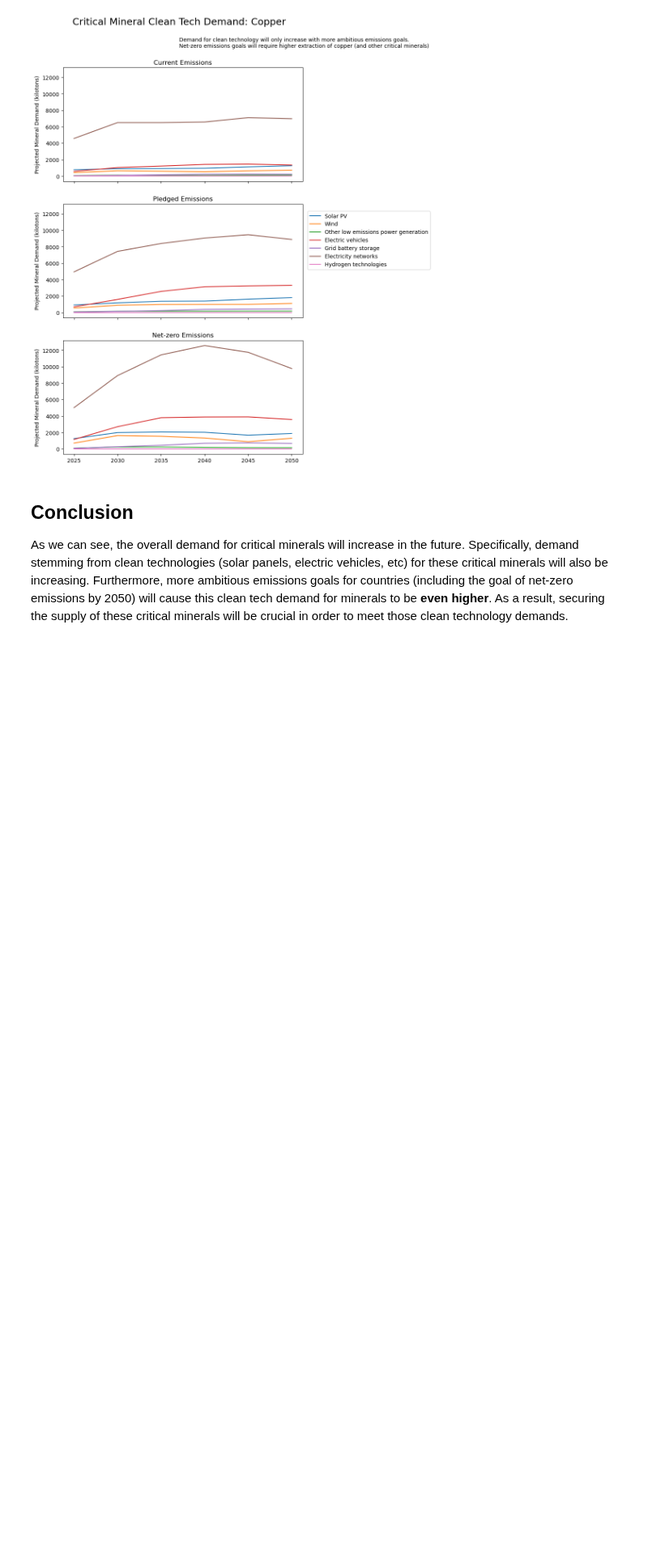
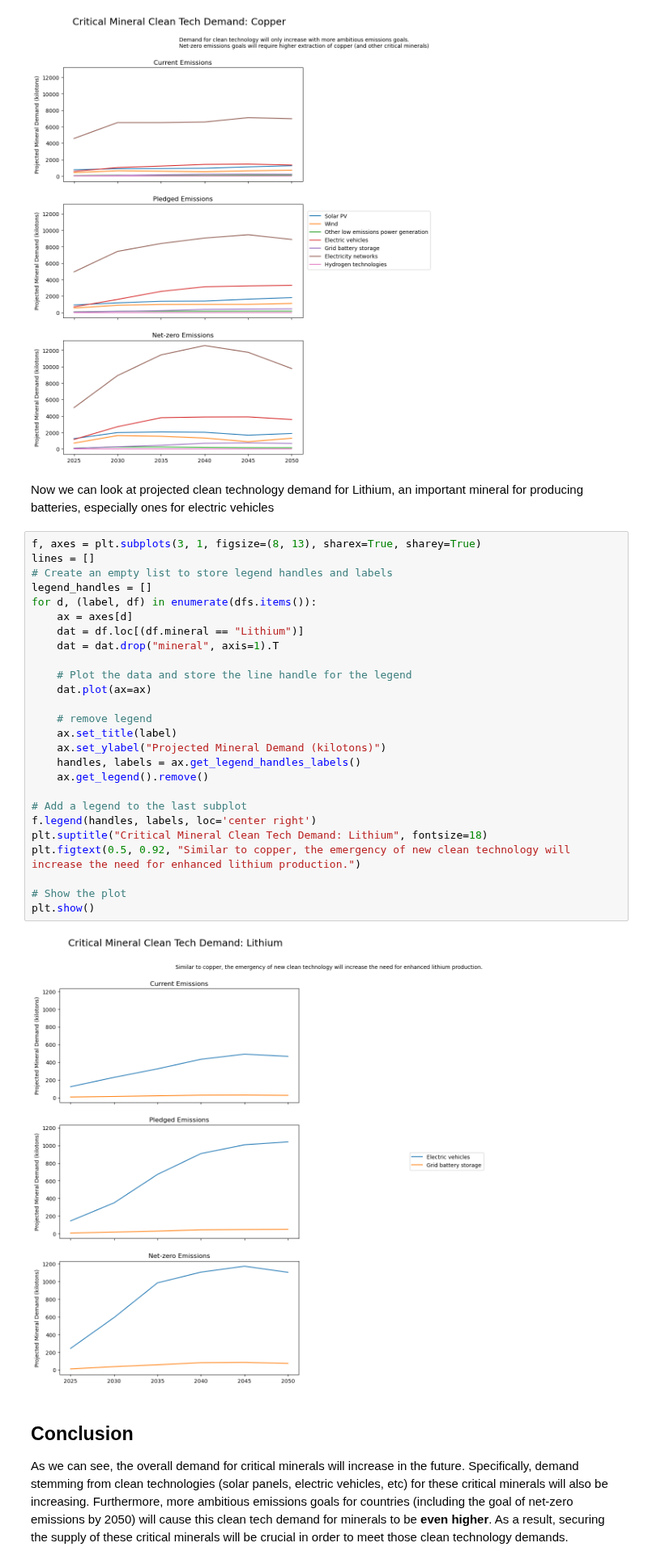
Before and after one commit to andrewbowen19/storiesDATA608, a Jupyter notebook: story7.ipynb, the cells around one changed output. Shown at 81% size. Saved outputs shown, nothing was run; the diff lists cells and outputs as text; blank space fills up the shorter version.

Commit message:
Add lithium chart

```diff
--- a/story7.ipynb
+++ b/story7.ipynb
@@ -266,6 +246,36 @@ plt.figtext(0.5, 0.92, "Demand for clean technology will only increase with more
 plt.show()
 # %% [output]
 [figure]
+# %% [markdown]
+Now we can look at projected clean technology demand for Lithium, an important mineral for producing batteries, especially ones for electric vehicles
+# %%
+f, axes = plt.subplots(3, 1, figsize=(8, 13), sharex=True, sharey=True)
+lines = []
+# Create an empty list to store legend handles and labels
+legend_handles = []
+for d, (label, df) in enumerate(dfs.items()):
+    ax = axes[d]
+    dat = df.loc[(df.mineral == "Lithium")]
+    dat = dat.drop("mineral", axis=1).T
+
+    # Plot the data and store the line handle for the legend
+    dat.plot(ax=ax)
+
+    # remove legend
+    ax.set_title(label)
+    ax.set_ylabel("Projected Mineral Demand (kilotons)")
+    handles, labels = ax.get_legend_handles_labels()
+    ax.get_legend().remove()
+
+# Add a legend to the last subplot
+f.legend(handles, labels, loc='center right')
+plt.suptitle("Critical Mineral Clean Tech Demand: Lithium", fontsize=18)
+plt.figtext(0.5, 0.92, "Similar to copper, the emergency of new clean technology will increase the need for enhanced lithium production.")
+
+# Show the plot
+plt.show()
+# %% [output]
+[figure, added]
 # %% [markdown]
 ## Conclusion
 As we can see, the overall demand for critical minerals will increase in the future. Specifically, demand stemming from clean technologies (solar panels, electric vehicles, etc) for these critical minerals will also be increasing. Furthermore, more ambitious emissions goals for countries (including the goal of net-zero emissions by 2050) will cause this clean tech demand for minerals to be **even higher**. As a result, securing  the supply of these critical minerals will be crucial in order to meet those clean technology demands.
```
Also changed, not shown: parts of 1 cell of this notebook, 5 other files.
